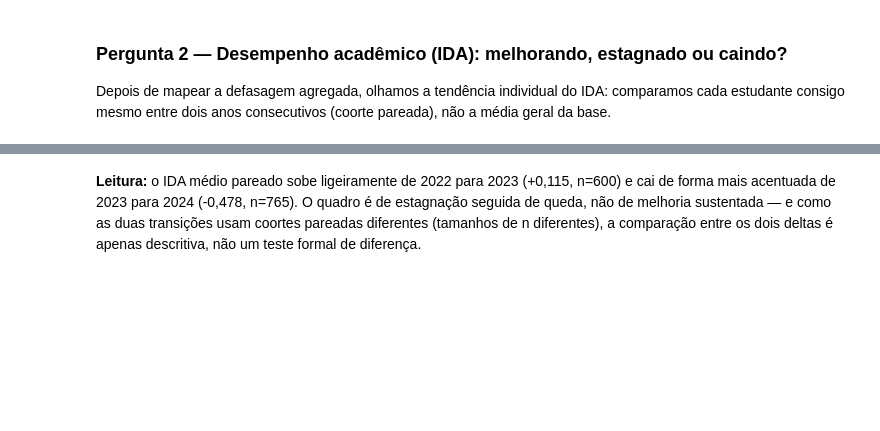
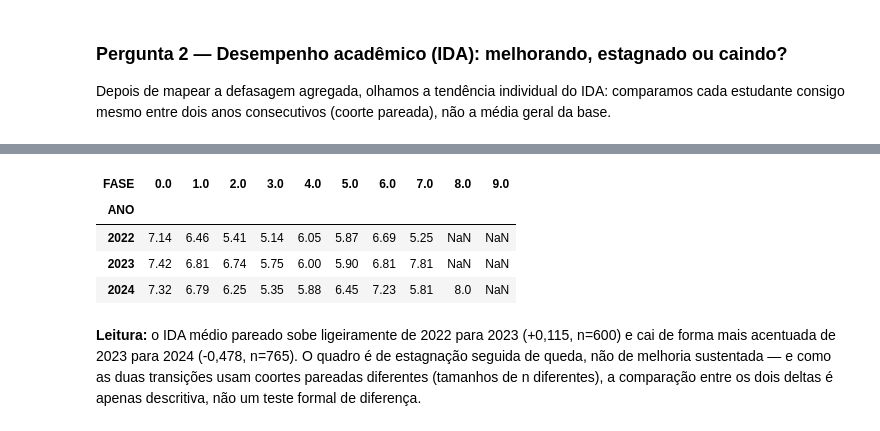
Before and after one commit to maclabr/tech-challenge-passos-magicos, a Jupyter notebook: notebooks/02_analise_exploratoria.ipynb, the cells around one changed output, grey strips where cells are left out. Drawn from its saved outputs; the diff is of its cells as text; code cells hidden in the pictures; blank space fills up the shorter version.

Commit message:
feat: Add pergunta 2 tabela de IDA médio por fases. Add comentários nas caixas de gráficos.

```diff
--- a/notebooks/02_analise_exploratoria.ipynb
+++ b/notebooks/02_analise_exploratoria.ipynb
@@ -162,5 +162,23 @@ pd.DataFrame(coortes_pareadas).round(3)
 | 0 | 2022→2023 | 600 | -0.025 | 0.115 | 0.235 | 0.157 |
 | 1 | 2023→2024 | 765 | -0.050 | -0.478 | -0.947 | 0.265 |
+# %%
+# IDA médio por fase e ano
+
+ida_fase_ano = (
+    painel
+    .groupby(["ANO", "FASE"])["IDA"]
+    .mean()
+    .unstack()
+    .round(2)
+)
+
+display(ida_fase_ano)
+# %% [output]
+| FASE | 0.0 | 1.0 | 2.0 | 3.0 | 4.0 | 5.0 | 6.0 | 7.0 | 8.0 | 9.0 |
+| ANO |  |  |  |  |  |  |  |  |  |  |
+| 2022 | 7.14 | 6.46 | 5.41 | 5.14 | 6.05 | 5.87 | 6.69 | 5.25 | NaN | NaN |
+| 2023 | 7.42 | 6.81 | 6.74 | 5.75 | 6.00 | 5.90 | 6.81 | 7.81 | NaN | NaN |
+| 2024 | 7.32 | 6.79 | 6.25 | 5.35 | 5.88 | 6.45 | 7.23 | 5.81 | 8.0 | NaN |
 # %% [markdown]
 **Leitura:** o IDA médio pareado sobe ligeiramente de 2022 para 2023 (+0,115, n=600) e cai de forma mais acentuada de 2023 para 2024 (-0,478, n=765). O quadro é de estagnação seguida de queda, não de melhoria sustentada — e como as duas transições usam coortes pareadas diferentes (tamanhos de n diferentes), a comparação entre os dois deltas é apenas descritiva, não um teste formal de diferença.
 # %% [markdown]
```
Also changed, not shown: parts of 4 cells of this notebook.
